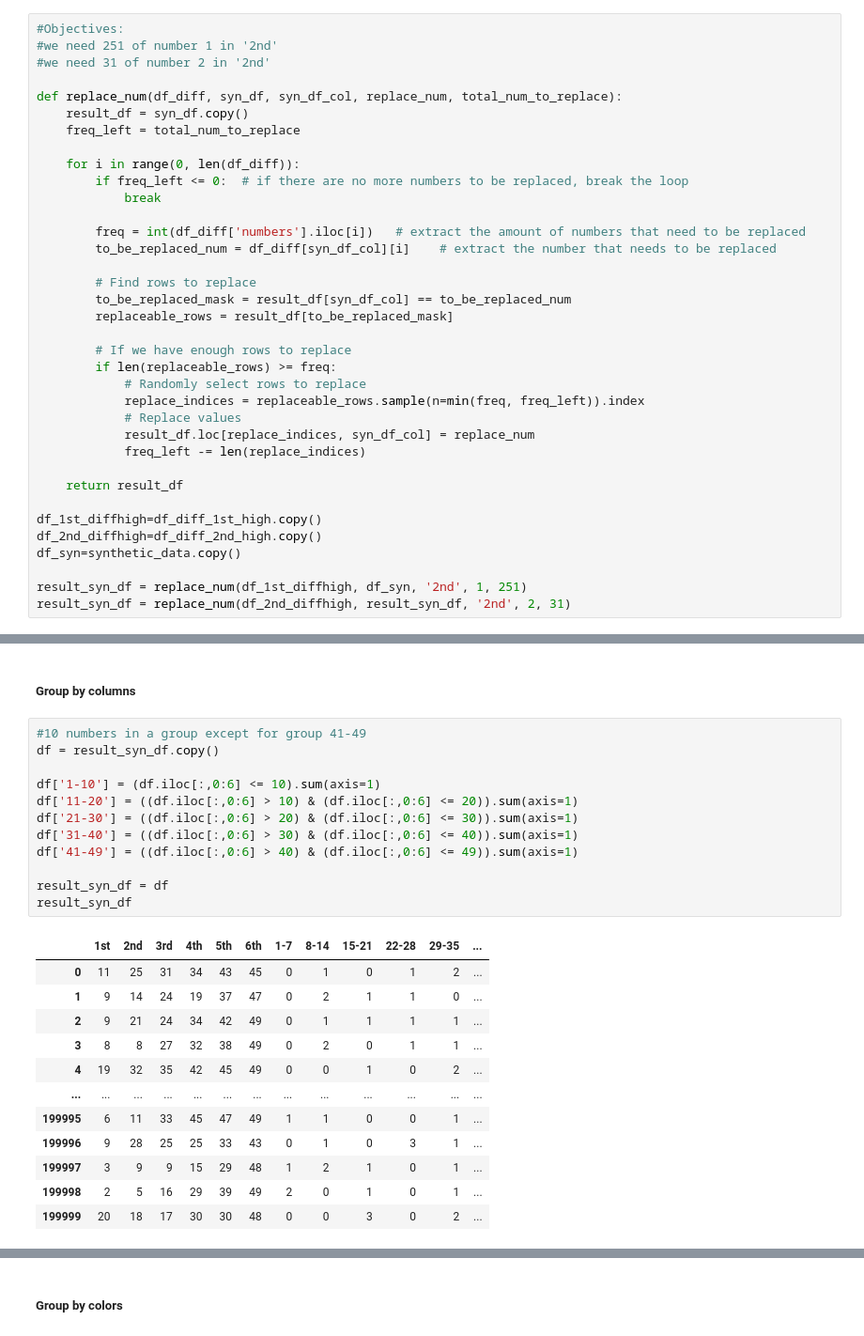
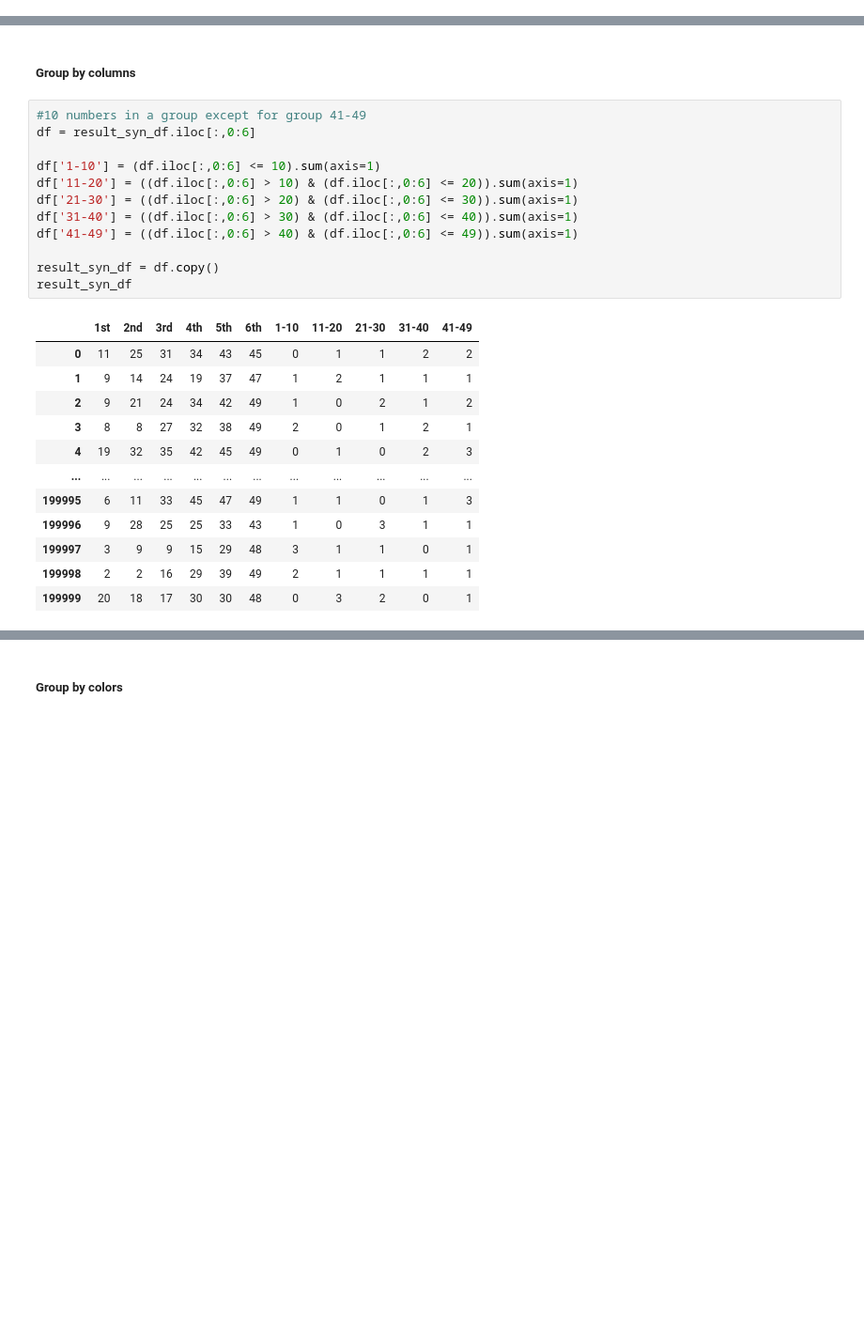
Before and after one commit to TedLLH/HongKongPowerBall_MarkSix, a Jupyter notebook: marksix.ipynb, the cells around one changed output, grey strips where cells are left out. Shown at 94% size. Drawn from its saved outputs; the diff is of its cells as text; blank space fills up the shorter version.

Commit message:
fixed synthetic data

```diff
--- a/marksix.ipynb
+++ b/marksix.ipynb
@@ -3270,36 +3286,0 @@ df_diff_2nd_high
-# %%
-#Objectives:
-#we need 251 of number 1 in '2nd'
-#we need 31 of number 2 in '2nd'
-
-def replace_num(df_diff, syn_df, syn_df_col, replace_num, total_num_to_replace):
-    result_df = syn_df.copy()
-    freq_left = total_num_to_replace
-
-    for i in range(0, len(df_diff)):
-        if freq_left <= 0:  # if there are no more numbers to be replaced, break the loop
-            break
-
-        freq = int(df_diff['numbers'].iloc[i])   # extract the amount of numbers that need to be replaced
-        to_be_replaced_num = df_diff[syn_df_col][i]    # extract the number that needs to be replaced
-
-        # Find rows to replace
-        to_be_replaced_mask = result_df[syn_df_col] == to_be_replaced_num
-        replaceable_rows = result_df[to_be_replaced_mask]
-
-        # If we have enough rows to replace
-        if len(replaceable_rows) >= freq:
-            # Randomly select rows to replace
-            replace_indices = replaceable_rows.sample(n=min(freq, freq_left)).index
-            # Replace values
-            result_df.loc[replace_indices, syn_df_col] = replace_num
-            freq_left -= len(replace_indices)
-
-    return result_df
-
-df_1st_diffhigh=df_diff_1st_high.copy()
-df_2nd_diffhigh=df_diff_2nd_high.copy()
-df_syn=synthetic_data.copy()
-
-result_syn_df = replace_num(df_1st_diffhigh, df_syn, '2nd', 1, 251)
-result_syn_df = replace_num(df_2nd_diffhigh, result_syn_df, '2nd', 2, 31)
@@ -3387,26 +3830,26 @@ result_syn_df
 ##### Group by columns
 # %%
 #10 numbers in a group except for group 41-49
-df = result_syn_df.copy()
+df = result_syn_df.iloc[:,0:6]
 
 df['1-10'] = (df.iloc[:,0:6] <= 10).sum(axis=1)
 df['11-20'] = ((df.iloc[:,0:6] > 10) & (df.iloc[:,0:6] <= 20)).sum(axis=1)
 df['21-30'] = ((df.iloc[:,0:6] > 20) & (df.iloc[:,0:6] <= 30)).sum(axis=1)
 df['31-40'] = ((df.iloc[:,0:6] > 30) & (df.iloc[:,0:6] <= 40)).sum(axis=1)
 df['41-49'] = ((df.iloc[:,0:6] > 40) & (df.iloc[:,0:6] <= 49)).sum(axis=1)
 
-result_syn_df = df
+result_syn_df = df.copy()
 result_syn_df
 # %% [output]
-|  | 1st | 2nd | 3rd | 4th | 5th | 6th | 1-7 | 8-14 | 15-21 | 22-28 | 29-35 | ... |
-| 0 | 11 | 25 | 31 | 34 | 43 | 45 | 0 | 1 | 0 | 1 | 2 | ... |
-| 1 | 9 | 14 | 24 | 19 | 37 | 47 | 0 | 2 | 1 | 1 | 0 | ... |
-| 2 | 9 | 21 | 24 | 34 | 42 | 49 | 0 | 1 | 1 | 1 | 1 | ... |
-| 3 | 8 | 8 | 27 | 32 | 38 | 49 | 0 | 2 | 0 | 1 | 1 | ... |
-| 4 | 19 | 32 | 35 | 42 | 45 | 49 | 0 | 0 | 1 | 0 | 2 | ... |
-| ... | ... | ... | ... | ... | ... | ... | ... | ... | ... | ... | ... | ... |
-| 199995 | 6 | 11 | 33 | 45 | 47 | 49 | 1 | 1 | 0 | 0 | 1 | ... |
-| 199996 | 9 | 28 | 25 | 25 | 33 | 43 | 0 | 1 | 0 | 3 | 1 | ... |
-| 199997 | 3 | 9 | 9 | 15 | 29 | 48 | 1 | 2 | 1 | 0 | 1 | ... |
-| 199998 | 2 | 5 | 16 | 29 | 39 | 49 | 2 | 0 | 1 | 0 | 1 | ... |
-| 199999 | 20 | 18 | 17 | 30 | 30 | 48 | 0 | 0 | 3 | 0 | 2 | ... |
+|  | 1st | 2nd | 3rd | 4th | 5th | 6th | 1-10 | 11-20 | 21-30 | 31-40 | 41-49 |
+| 0 | 11 | 25 | 31 | 34 | 43 | 45 | 0 | 1 | 1 | 2 | 2 |
+| 1 | 9 | 14 | 24 | 19 | 37 | 47 | 1 | 2 | 1 | 1 | 1 |
+| 2 | 9 | 21 | 24 | 34 | 42 | 49 | 1 | 0 | 2 | 1 | 2 |
+| 3 | 8 | 8 | 27 | 32 | 38 | 49 | 2 | 0 | 1 | 2 | 1 |
+| 4 | 19 | 32 | 35 | 42 | 45 | 49 | 0 | 1 | 0 | 2 | 3 |
+| ... | ... | ... | ... | ... | ... | ... | ... | ... | ... | ... | ... |
+| 199995 | 6 | 11 | 33 | 45 | 47 | 49 | 1 | 1 | 0 | 1 | 3 |
+| 199996 | 9 | 28 | 25 | 25 | 33 | 43 | 1 | 0 | 3 | 1 | 1 |
+| 199997 | 3 | 9 | 9 | 15 | 29 | 48 | 3 | 1 | 1 | 0 | 1 |
+| 199998 | 2 | 2 | 16 | 29 | 39 | 49 | 2 | 1 | 1 | 1 | 1 |
+| 199999 | 20 | 18 | 17 | 30 | 30 | 48 | 0 | 3 | 2 | 0 | 1 |
```
Also changed, not shown: parts of 42 cells of this notebook, 1 other file.
